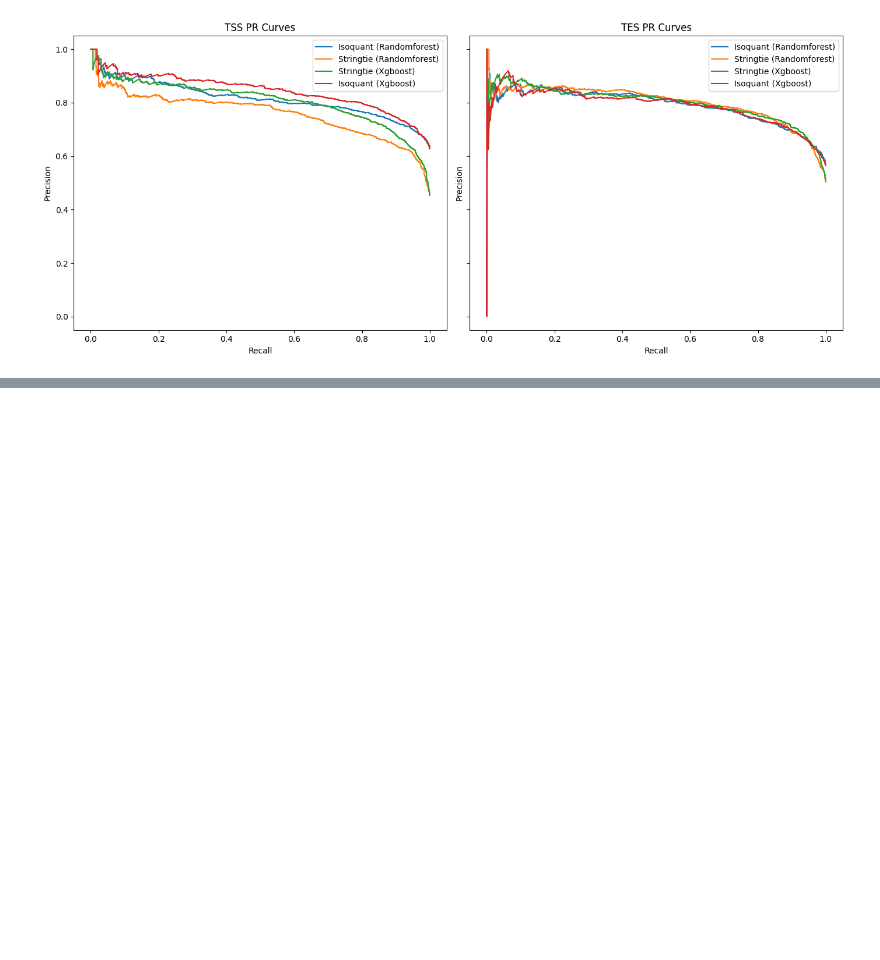
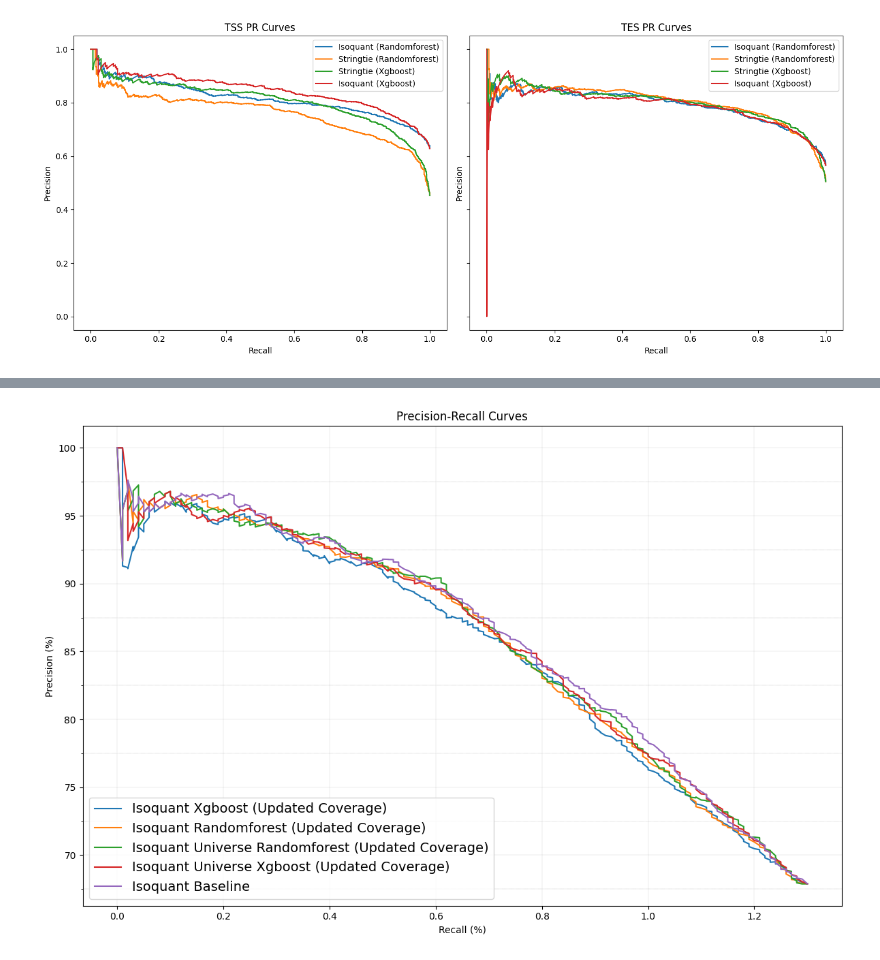
Before and after one commit to Shao-Group/Telos, a Jupyter notebook: src/data-analysis.ipynb, the cells around one changed output, grey strips where cells are left out. Saved outputs shown, nothing was run; the diff lists cells and outputs as text; code cells hidden in the pictures; blank space fills up the shorter version.

Commit message:
out pred_prob; create universe; corner case for coverage

```diff
--- a/src/data-analysis.ipynb
+++ b/src/data-analysis.ipynb
@@ -200,6 +200,11 @@ plt.show()
 # %% [output]
 [figure]
 # %%
-x = tss_files[0]
-t = x.split("/")[-1].replace("_pr_curve_pr_data.csv", "").split("_")
-print((t[0]  + " (" + t[1] + ")").title())
+data = pd.read_csv('../data_train/stringtie_tss_labeled.csv')
+all_chromosomes = data['chrom'].unique()
+train_chromomes = ['chr'+str(i) for i in range(1, 15)]
+validation_chromosomes = [chrom for chrom in all_chromosomes if chrom not in train_chromomes]
+# write validation chromosomes in a file - as a list
+with open('../data_train/validation_chromosomes.txt', 'w') as f:
+    for chrom in validation_chromosomes:
+        f.write(f"{chrom}\n")
@@ -207,0 +343,62 @@ Isoquant (Randomforest)
+# %%
+import os
+import glob
+import re
+import matplotlib.pyplot as plt
+import matplotlib.ticker as ticker
+import numpy as np
+
+def plot_pr_curves(folder_path):
+    """
+    Reads all ROC-like files in the specified folder, parses sensitivity (recall)
+    and precision values, and plots Precision-Recall curves for each file.
+    """
+    plt.figure(figsize=(12, 8))
+
+    # Enable minor ticks and set their spacing
+    plt.minorticks_on()
+    plt.gca().xaxis.set_minor_locator(ticker.AutoMinorLocator(1))  # 4 minor intervals per major
+    plt.gca().yaxis.set_minor_locator(ticker.AutoMinorLocator(2))
+
+
+    # Find all files in the folder
+    file_paths = glob.glob(os.path.join(folder_path, '*'))
+
+    for file_path in file_paths:
+        recalls = []
+        precisions = []
+
+        with open(file_path, 'r') as f:
+            for line in f:
+                if line.startswith('ROC:'):
+                    # Extract sensitivity and precision values
+                    rec_match = re.search(r'sensitivity\s*=\s*([0-9.]+)', line)
+                    prec_match = re.search(r'precision\s*=\s*([0-9.]+)', line)
+                    if rec_match and prec_match:
+                        recalls.append(float(rec_match.group(1)))
+                        precisions.append(float(prec_match.group(1)))
+
+        # Plot the curve for this file
+        label = os.path.basename(file_path)
+        label = label.replace('-', ' ').replace('.roc', '').title()
+        label = label.replace('Updated Cov', '(Updated Coverage)')
+        if "Isoquant" in label or "Isoquant Baseline" in label:
+            plt.plot(recalls, precisions, label=label)
+
+    # Draw major & minor grid
+    plt.grid(which='major', color='gray', linestyle='-', linewidth=0.5)
+    plt.grid(which='minor', color='gray', linestyle=':', linewidth=0.3)
+
+    plt.xlabel('Recall (%)')
+    plt.ylabel('Precision (%)')
+    plt.title('Precision-Recall Curves')
+    plt.legend(loc='lower left', fontsize=14)
+    plt.grid(True, linewidth=0.1)
+    plt.tight_layout()
+    plt.savefig('../out/plots/pacbio_ENCFF694DIE_pr_curves_compare.png')
+    # plt.show()
+
+# Replace with the path to your folder containing the ROC files
+plot_pr_curves('/datadisk1/ixk5174/long_reads_compare/out/gffcomp-results/pacbio_ENCFF694DIE/updated-cov/roc')
+# %% [output]
+[figure, added]
```
Also changed, not shown: parts of 3 cells of this notebook, 5 other files.
